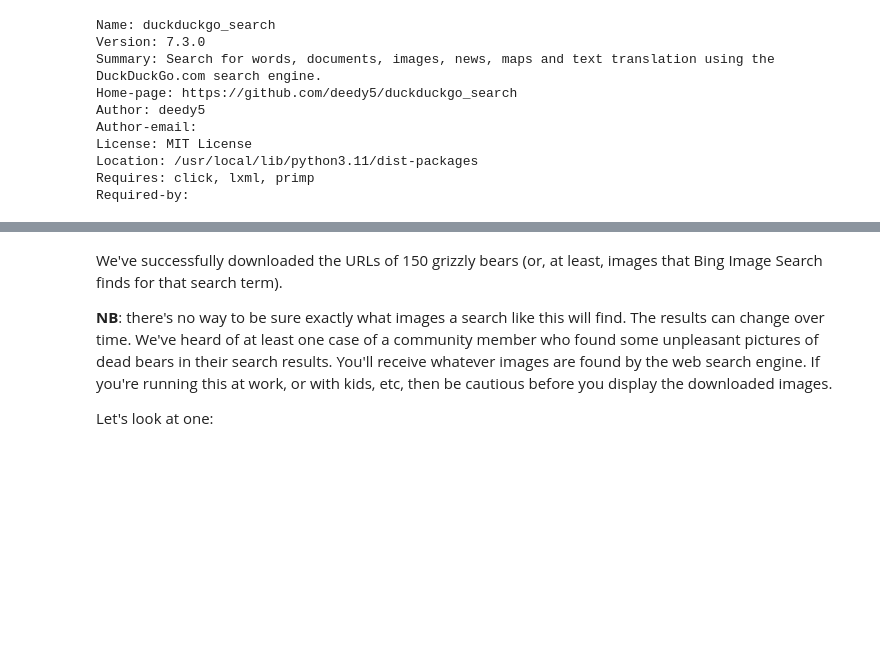
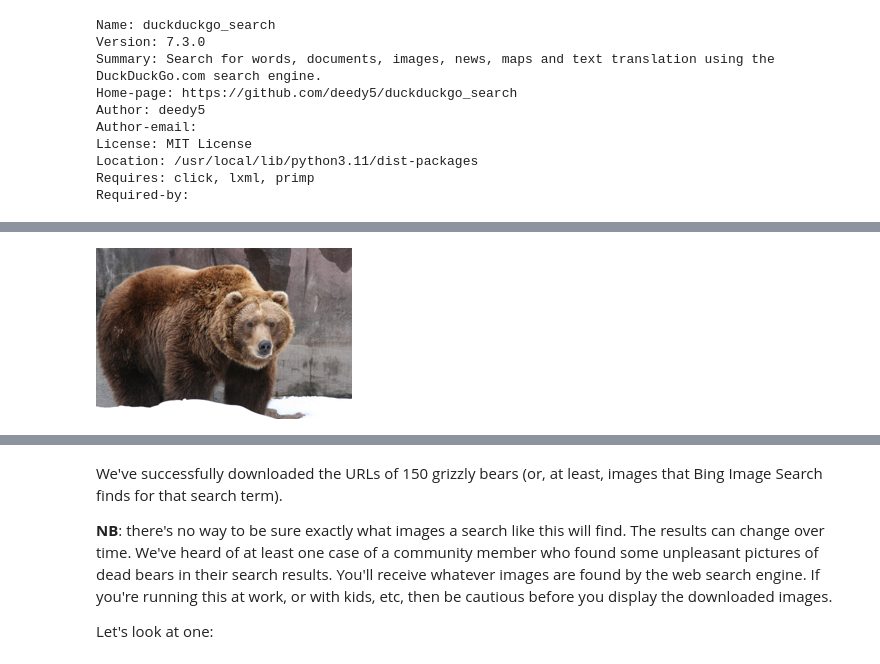
Before and after one commit to JoubertOo/training-kit, a Jupyter notebook: 02_production.ipynb, the cells around one changed output, grey strips where cells are left out. Drawn from its saved outputs; the diff is of its cells as text; code cells hidden in the pictures; blank space fills up the shorter version.

```diff
--- a/02_production.ipynb
+++ b/02_production.ipynb
@@ -180,0 +183,10 @@ Number of images found: 10
+# %%
+from fastdownload import download_url
+dest = 'own_images/grizzly.jpg'
+download_url(images[0], dest, show_progress=False)
+
+from fastai.vision.all import *
+im = Image.open(dest)
+im.to_thumb(256,256)
+# %% [output]
+[figure, added]
```
Also changed, not shown: parts of 3 cells of this notebook.
